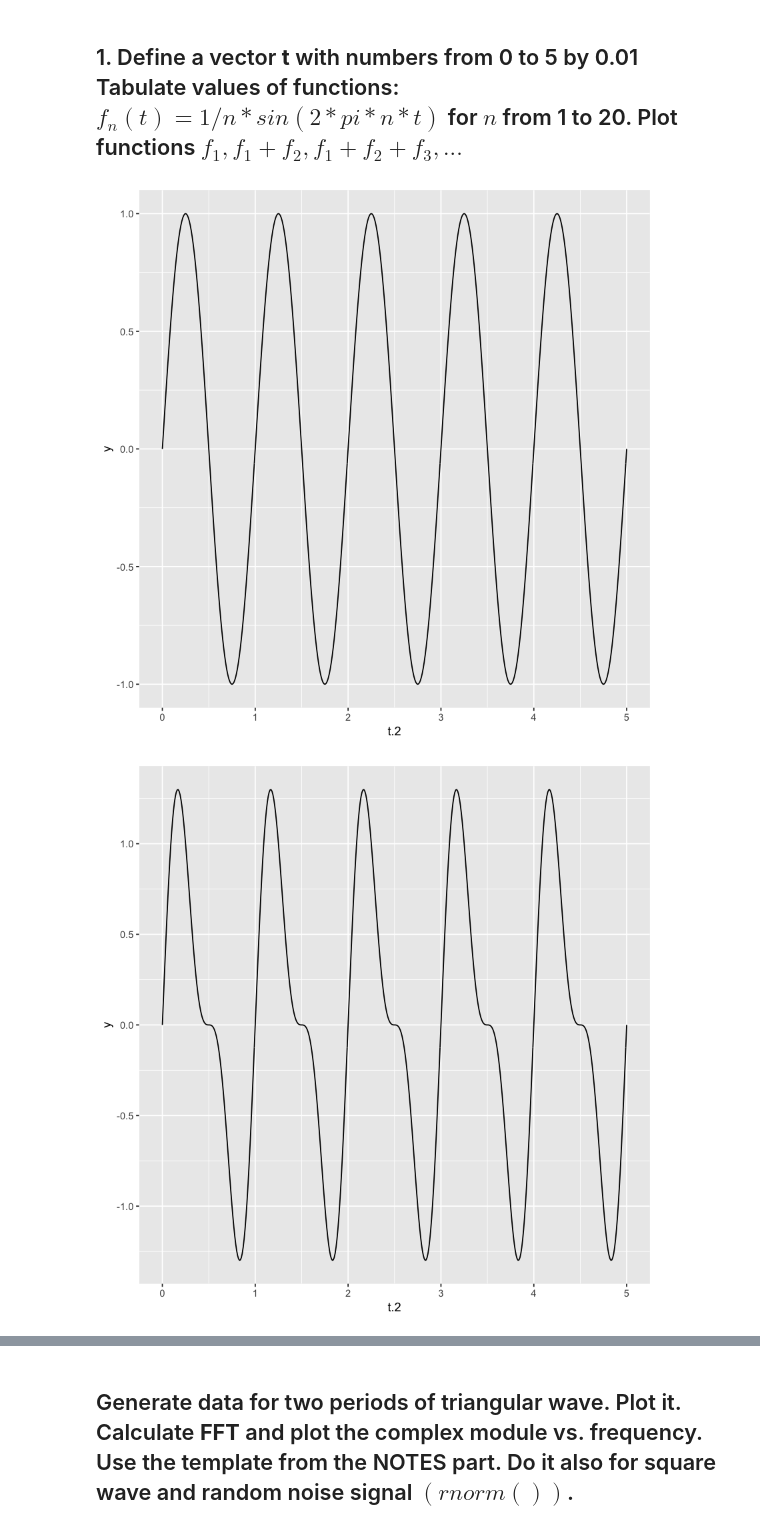
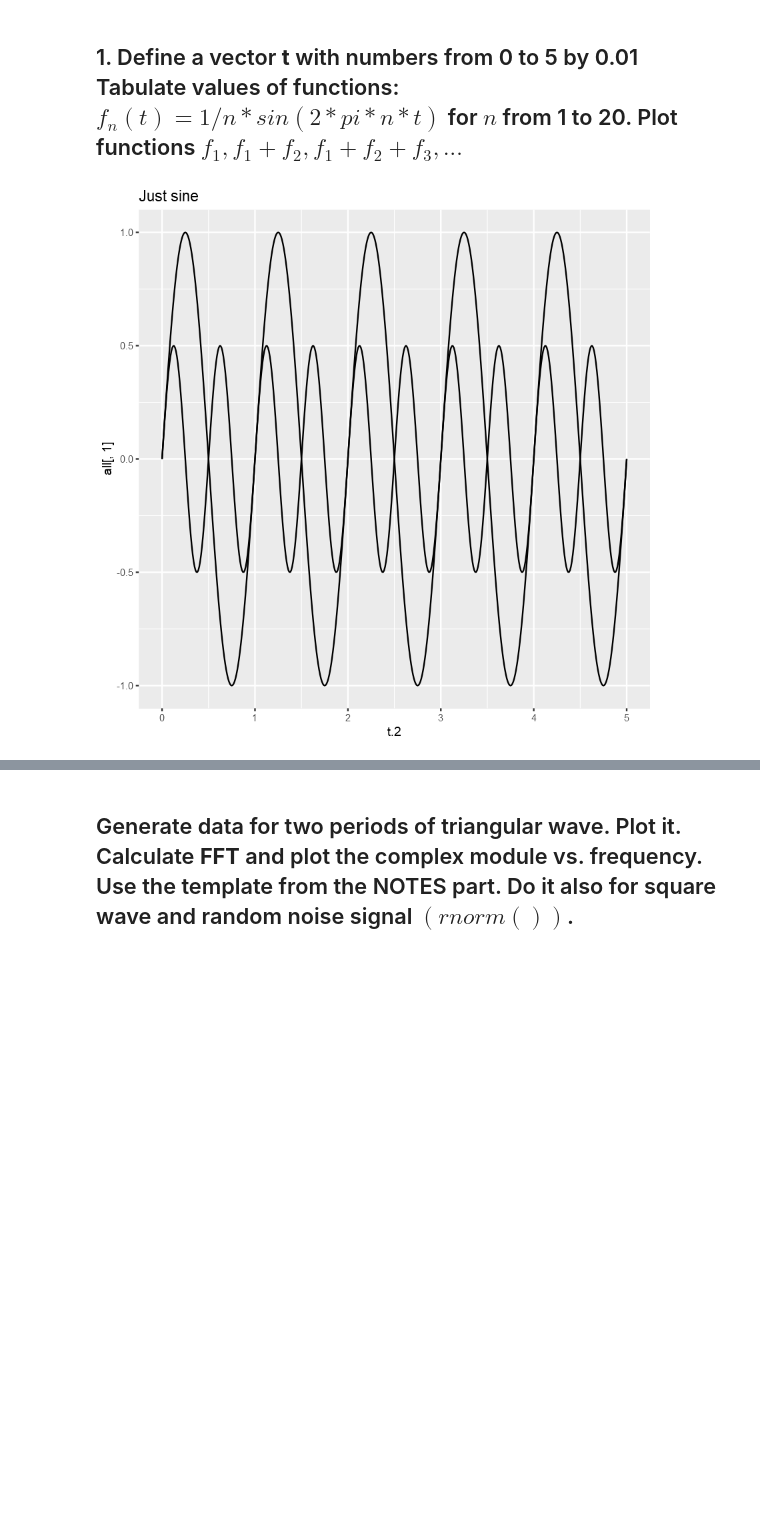
Before and after one commit to Squaess/AdvancedTopicsInAlgebra, a Jupyter notebook: List3/Exercises.ipynb, the cells around one changed output, grey strips where cells are left out. Saved outputs shown, nothing was run; the diff lists cells and outputs as text; code cells hidden in the pictures; blank space fills up the shorter version.

```diff
--- a/List3/Exercises.ipynb
+++ b/List3/Exercises.ipynb
@@ -14,35 +18,34 @@ library(tidyverse)
 # %%
 t.2 <- seq(0, 5, 0.01)
 n <- c(1:20)
 n <- diag(n)
 t <- matrix(t.2 , length(t.2) , 20)
 all <- sin(t %*% n * pi * 2)
 for (i in 1:20) {
     all[,i] <- all[,i] * 1/i
 }
 
 plot <- ggplot()
 for ( i in 1:10){
     if (i>1) {
         geom.line <- geom_line(aes(x = t.2, y = rowSums(all[,1:i])))
         plot <- plot + geom.line
-        print(ggplot() + geom.line + ylab("y"))
+#         print(ggplot() + geom.line + ylab("y"))
     } else {
         plot <- plot + geom_line(aes(x = t.2, y = all[,1]))
-        print(ggplot() + geom_line(aes(x = t.2, y = all[,1])) + ylab("y"))
+#         print(ggplot() + geom_line(aes(x = t.2, y = all[,1])) + ylab("y"))
     }
 }
-plot <- plot + ggtitle("All on one")
-print(plot)
+# plot <- plot + ggtitle("All on one")
+# print(plot)
 ggplot() + geom_line(aes(x = t.2, y = all[,1])) +
 geom_line(aes(x = t.2, y = all[,2])) + ggtitle('Just sine')
 
 # wave.1 <- sin(2 * pi * f.1 * t)
 # ft.1 <- fft(wave.1)
 # my.data <- data.frame(cbind(t[0:50], 2 * Mod(ft.1)[0:50]))
 # names(my.data)[1] <- "x"
 # names(my.data)[2] <- "y"
 # ggplot(data = my.data, aes(x, y)) + geom_col()
 # %% [output]
-[figure, old version]
+[figure, new version]
-[figure, removed]
```
Also changed, not shown: parts of 2 cells of this notebook, 9 other files.
